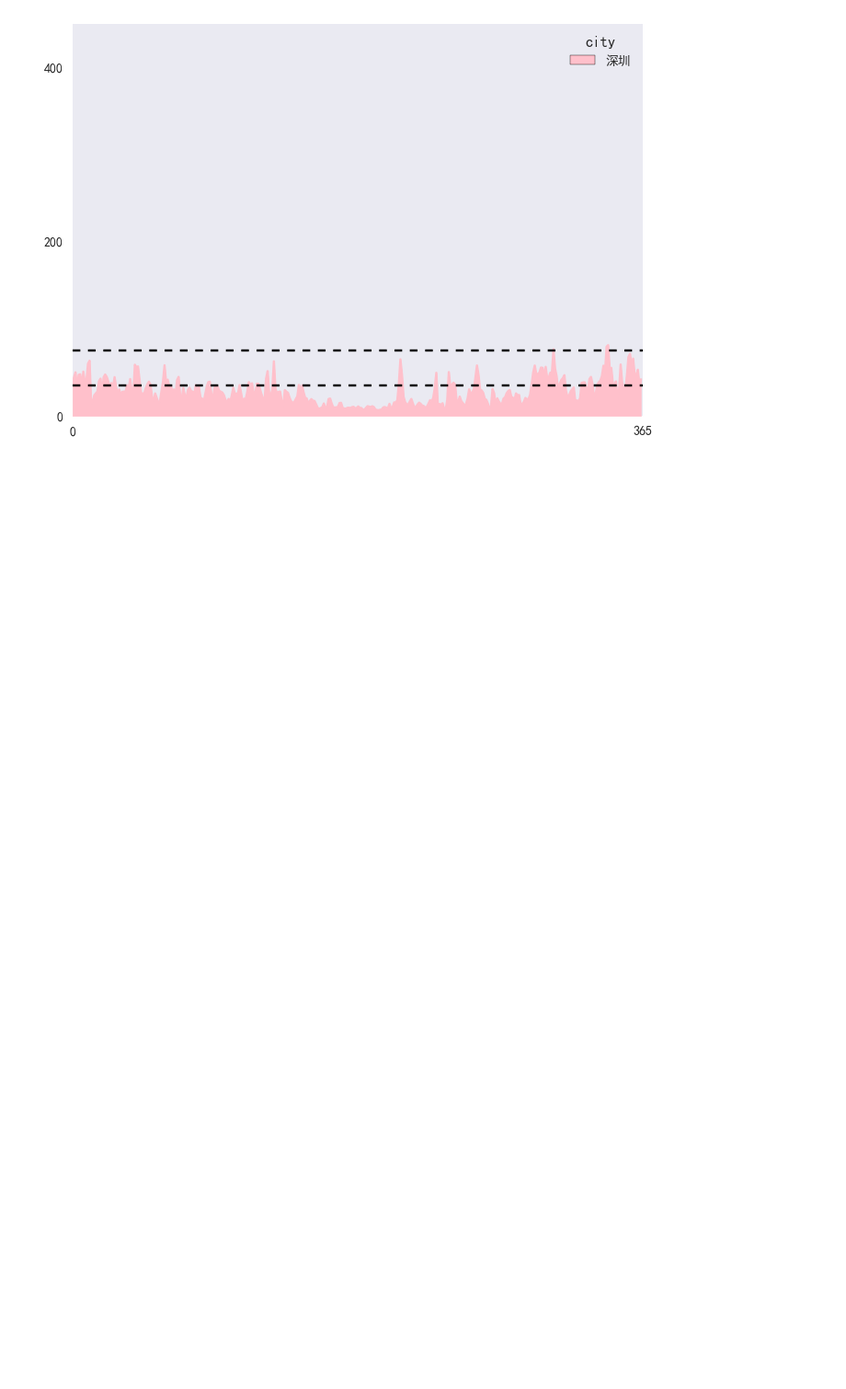
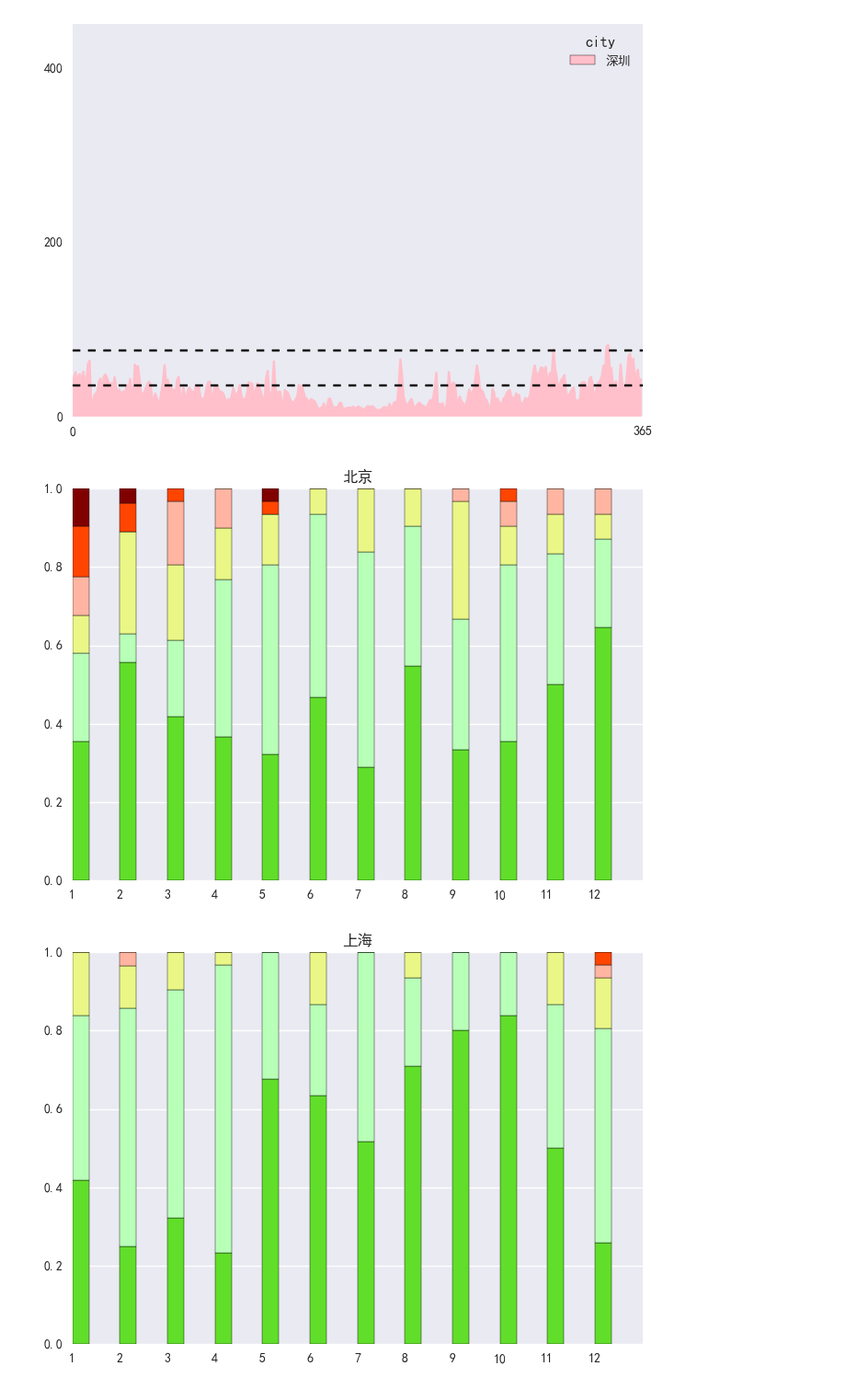
Before and after one commit to bowenli0416/AC-test, a Jupyter notebook: air_condition.ipynb, the cells around one changed output. Shown at 92% size. Saved outputs shown, nothing was run; the diff lists cells and outputs as text; code cells hidden in the pictures; blank space fills up the shorter version.

```diff
--- a/air_condition.ipynb
+++ b/air_condition.ipynb
@@ -143,7 +143,7 @@ def clean_data_2017(cities):
                    (temp['site'] == sites_5[48])]
         yield temp
 def city_stat(kind_of_stat,level_sel = 1):
-    day_index = []
+    df_list = []
     for each in clean_data_2017(cities):
         '''每次循环产生一个31行30列的数据，5*6（五个城市，六个统计指标，5个5个一循环，循环六次）'''
         each.time = pd.to_datetime(each.time)
@@ -166,10 +166,11 @@ def city_stat(kind_of_stat,level_sel = 1):
             df5 = citygroupby_month.pm25.min().unstack(level = level_sel)
             df6 = citygroupby_month.pm25.max().unstack(level = level_sel)
         df_mon = pd.concat([df1,df2,df3,df4,df5,df6],axis = 1,join_axes=[df6.index])#默认是纵向拼接，axis= 0
-        day_index.append(df_mon)
-    one_year_data = pd.concat(day_index)
+        df_list.append(df_mon)
+    one_year_data = pd.concat(df_list)
     one_year_data.index = range(len(one_year_data))
-    return one_year_data
+
+    return one_year_data, df_list
 
 
 def site_stat( kind_of_stat,level_sel,):
@@ -212,8 +213,10 @@ def site_stat( kind_of_stat,level_sel,):
 '''stat_month.to_csv('month_gb.csv',encoding = 'gb2312')
 stat_month.to_csv('month_gbk.csv',encoding = 'gbk')
 stat_month.to_csv('month_utf.csv',encoding = 'utf-8')'''
-data_for_drawing_day = city_stat('day')#这行语句用来绘制图像
-data_for_drawing_year = city_stat('month')
+data_for_drawing_day = city_stat('day')[0]#这行语句用来绘制图像
+data_for_drawing_year = city_stat('month')[0]
+
+stacked_data_for_drawing_data = city_stat('day')[1]
 # %% [markdown]
 # 经推测，清洗后的数据中，每个月所有工作站都保证了正常工作
 # %%
@@ -280,3 +284,68 @@ plt.show()
 [figure]
 [figure]
 [figure]
+# %%
+def city_stacked_bar(city):
+    level1_list = [];level2_list = [];level3_list = [];level4_list = [];level5_list = [];level6_list = []
+    data = stacked_data_for_drawing_data[1][city].iloc[:, 1]
+
+    for i in range(len(stacked_data_for_drawing_data)):
+        data = stacked_data_for_drawing_data[i][city].iloc[:, 1]
+        level1 = np.where((data<= 35),1, 0)
+        level1 = level1.sum()
+
+        level2 = np.where((data>35)&(data <=75),1, 0)
+        level2 = level2.sum()
+
+        level3 = np.where((data>75)&(data <=115),1, 0)
+        level3 = level3.sum()
+
+        level4 = np.where((data>115)&(data <=150),1, 0)
+        level4 = level4.sum()
+
+        level5 = np.where((data>150)&(data <=250),1, 0)
+        level5 = level5.sum()
+
+        level6 = np.where((data>250),1, 0)
+        level6 = level6.sum()
+
+        level_S = level1+level2+level3+level4+level5+level6
+        level1 = level1/level_S;level2 = level2/level_S;level3 = level3/level_S;level4 = level4/level_S;level5 = level5/level_S;level6 = level6/level_S
+        level1_list.append(level1);level2_list.append(level2);level3_list.append(level3);level4_list.append(level4);level5_list.append(level5);level6_list.append(level6)
+    level1_list = np.array(level1_list);level2_list = np.array(level2_list);level3_list = np.array(level3_list);level4_list = np.array(level4_list);level5_list = np.array(level5_list);level6_list = np.array(level6_list)
+    return level1_list,level2_list,level3_list,level4_list,level5_list,level6_list,
+def plot_pic(level_list):
+    N = 12
+    ind = np.arange(1,N+1)    # the x locations for the groups
+    width = 0.35       # the width of the bars: can also be len(x) sequence
+
+    p1 = plt.bar(ind, level_list[0], width,color = '#61de2a' )
+    p2 = plt.bar(ind, level_list[1], width, bottom=level_list[0],color ='#b8ffb8')
+    p3 = plt.bar(ind, level_list[2], width, bottom=level_list[0] + level_list[1],color = '#eaf786')
+    p4 = plt.bar(ind, level_list[3], width, bottom=level_list[0] + level_list[1] + level_list[2],color = '#ffb5a1')
+    p5 = plt.bar(ind, level_list[4], width, bottom=level_list[0] + level_list[1] + level_list[2] + level_list[3],color ='orangered')
+    p6 = plt.bar(ind, level_list[5], width, bottom=level_list[0] + level_list[1] + level_list[2] + level_list[3] + level_list[4],color = 'maroon')
+    plt.xlim([1,13]);plt.xticks(range(1,13))
+plt.figure(1)
+plt.title('北京')
+data = city_stacked_bar('北京')
+plot_pic(data)
+
+plt.figure(2)
+plt.title('上海')
+data = city_stacked_bar('上海')
+plot_pic(data)
+
+plt.figure(3)
+plt.title('广州')
+data = city_stacked_bar('广州')
+plot_pic(data)
+
+plt.figure(4)
+plt.title('深圳')
+data = city_stacked_bar('深圳')
+plot_pic(data)
+plt.show()
+# %% [output]
+[figure, added]
+[figure, added]
```
Also changed, not shown: parts of 2 cells of this notebook.
